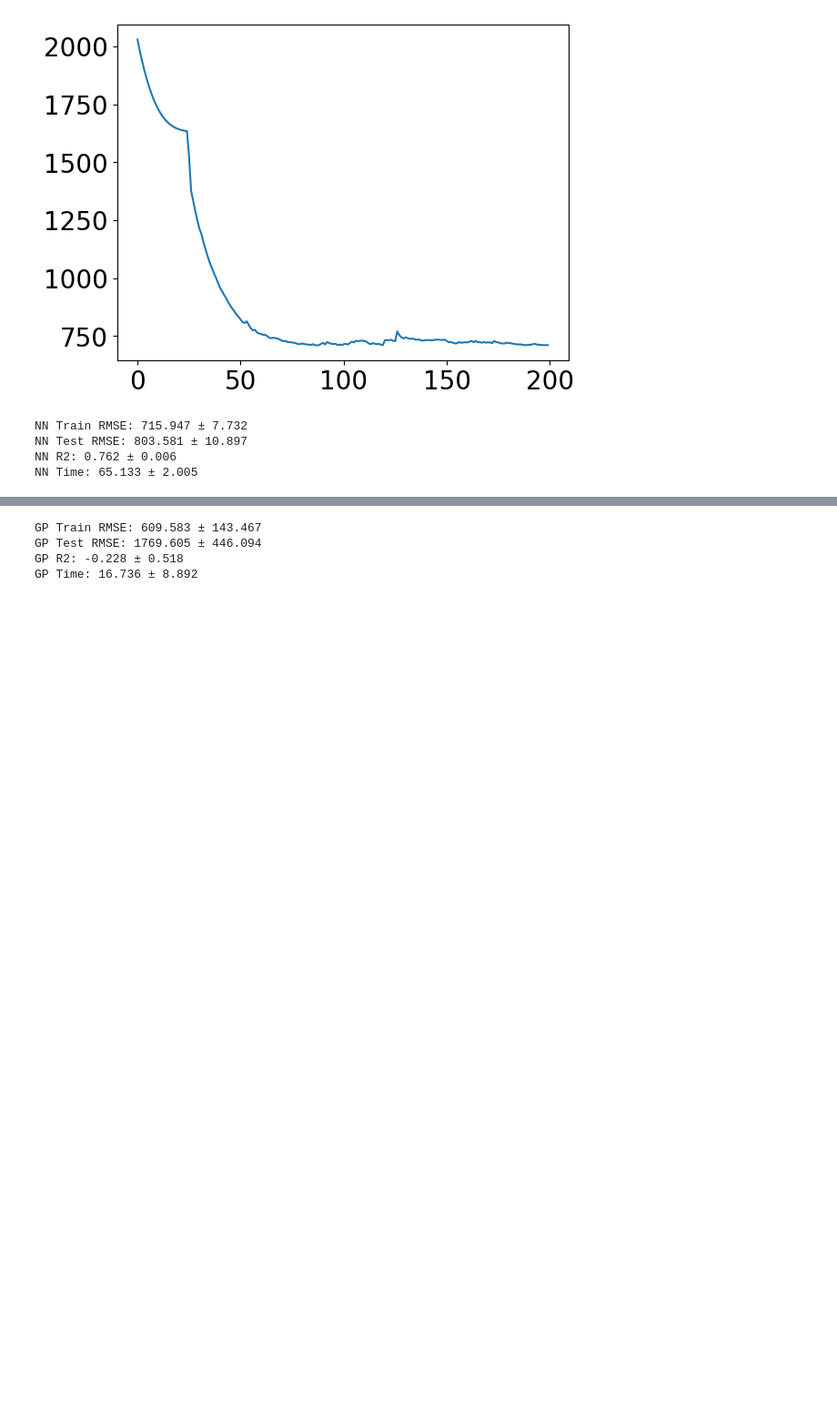
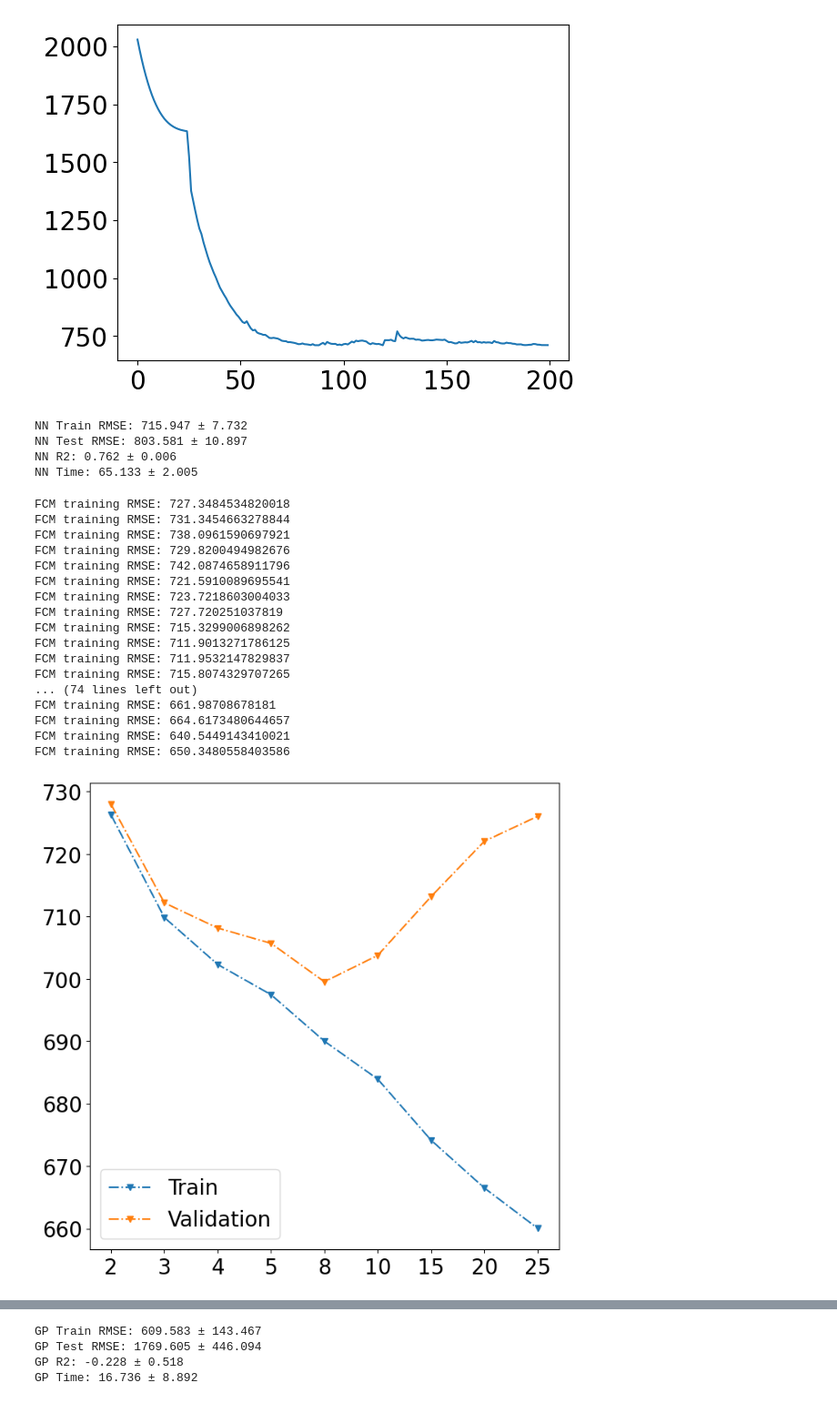
Before and after one commit to yfen3/WindSpeedApproximation, a Jupyter notebook: Exp27_3_solar2_data_ts_nn_gpr_from_ts.ipynb, the cells around one changed output, grey strips where cells are left out. Shown at 91% size. Saved outputs shown, nothing was run; the diff lists cells and outputs as text; code cells hidden in the pictures; blank space fills up the shorter version.

```diff
--- a/Exp27_3_solar2_data_ts_nn_gpr_from_ts.ipynb
+++ b/Exp27_3_solar2_data_ts_nn_gpr_from_ts.ipynb
@@ -206,0 +208,54 @@ def ts_relu_wrapper(pred):
+# %%
+# Use validation to get the optimal number of rules
+tsl_cv_train_accuracy = []
+tsl_cv_val_accuracy = []
+
+kf = KFold(n_splits=number_of_folds)
+
+for number_of_rules in number_of_rules_array:
+    for i, (train_index, test_index) in enumerate(kf.split(x_train)):
+        ts_model = TsModel.TsModel(number_of_rules, fuzzification_coefficient=1.2)
+
+        start_time = time.time()
+        ts_model.fit(x_train[train_index], y_train[train_index])
+        time_used = time.time() - start_time
+
+        tsl_train_pred = ts_relu_wrapper(ts_model.predict(x_train[train_index]))
+        tsl_val_pred = ts_relu_wrapper(ts_model.predict(x_train[test_index]))
+
+        train_rmse = root_mean_squared_error(y_train[train_index], tsl_train_pred)
+        val_rmse = root_mean_squared_error(y_train[test_index], tsl_val_pred)
+
+        tsl_cv_train_accuracy.append(train_rmse)
+        tsl_cv_val_accuracy.append(val_rmse)
+
+
+# Plot the results
+number_of_rules_array_strings = [str(number) for number in number_of_rules_array]
+
+fig, ax = plt.subplots(figsize=(8,8))
+ax.plot(number_of_rules_array_strings, np.mean(np.array(tsl_cv_train_accuracy).reshape(-1, 10), axis=1), '-.v', label='Train')
+ax.plot(number_of_rules_array_strings, np.mean(np.array(tsl_cv_val_accuracy).reshape(-1, 10), axis=1), '-.v', label='Validation')
+
+
+plt.legend()
+plt.show()
+# %% [output]
+FCM training RMSE: 727.3484534820018
+FCM training RMSE: 731.3454663278844
+FCM training RMSE: 738.0961590697921
+FCM training RMSE: 729.8200494982676
+FCM training RMSE: 742.0874658911796
+FCM training RMSE: 721.5910089695541
+FCM training RMSE: 723.7218603004033
+FCM training RMSE: 727.720251037819
+FCM training RMSE: 715.3299006898262
+FCM training RMSE: 711.9013271786125
+FCM training RMSE: 711.9532147829837
+FCM training RMSE: 715.8074329707265
+... (74 lines left out)
+FCM training RMSE: 661.98708678181
+FCM training RMSE: 664.6173480644657
+FCM training RMSE: 640.5449143410021
+FCM training RMSE: 650.3480558403586
+[figure, added]
```
Also changed, not shown: parts of 12 cells of this notebook, 6 other files.
